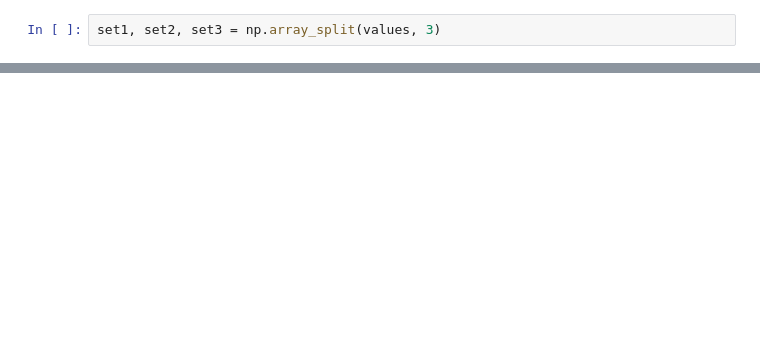
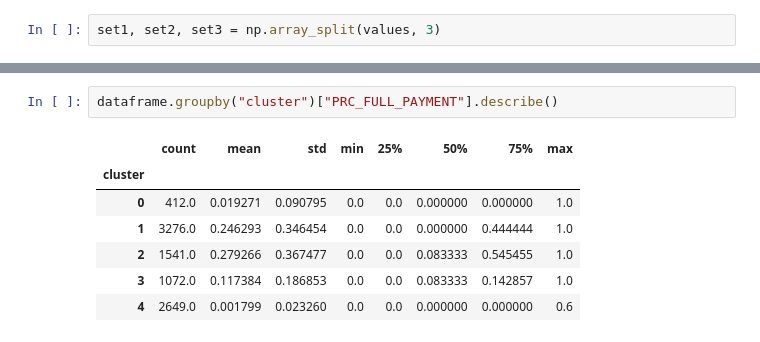
Before and after one commit to alvesalex-AI/al-ml, a Jupyter notebook: ML_extraindo_padroes_dados/clustering_01.ipynb, the cells around one changed output, grey strips where cells are left out. Saved outputs shown, nothing was run; the diff lists cells and outputs as text; blank space fills up the shorter version.

```diff
--- a/ML_extraindo_padroes_dados/clustering_01.ipynb
+++ b/ML_extraindo_padroes_dados/clustering_01.ipynb
@@ -189,0 +316,10 @@ clustering_algorithm(5, set3)
+# %%
+dataframe.groupby("cluster")["PRC_FULL_PAYMENT"].describe()
+# %% [output]
+|  | count | mean | std | min | 25% | 50% | 75% | max |
+| cluster |  |  |  |  |  |  |  |  |
+| 0 | 412.0 | 0.019271 | 0.090795 | 0.0 | 0.0 | 0.000000 | 0.000000 | 1.0 |
+| 1 | 3276.0 | 0.246293 | 0.346454 | 0.0 | 0.0 | 0.000000 | 0.444444 | 1.0 |
+| 2 | 1541.0 | 0.279266 | 0.367477 | 0.0 | 0.0 | 0.083333 | 0.545455 | 1.0 |
+| 3 | 1072.0 | 0.117384 | 0.186853 | 0.0 | 0.0 | 0.083333 | 0.142857 | 1.0 |
+| 4 | 2649.0 | 0.001799 | 0.023260 | 0.0 | 0.0 | 0.000000 | 0.000000 | 0.6 |
```
Also changed, not shown: parts of 21 cells of this notebook.
